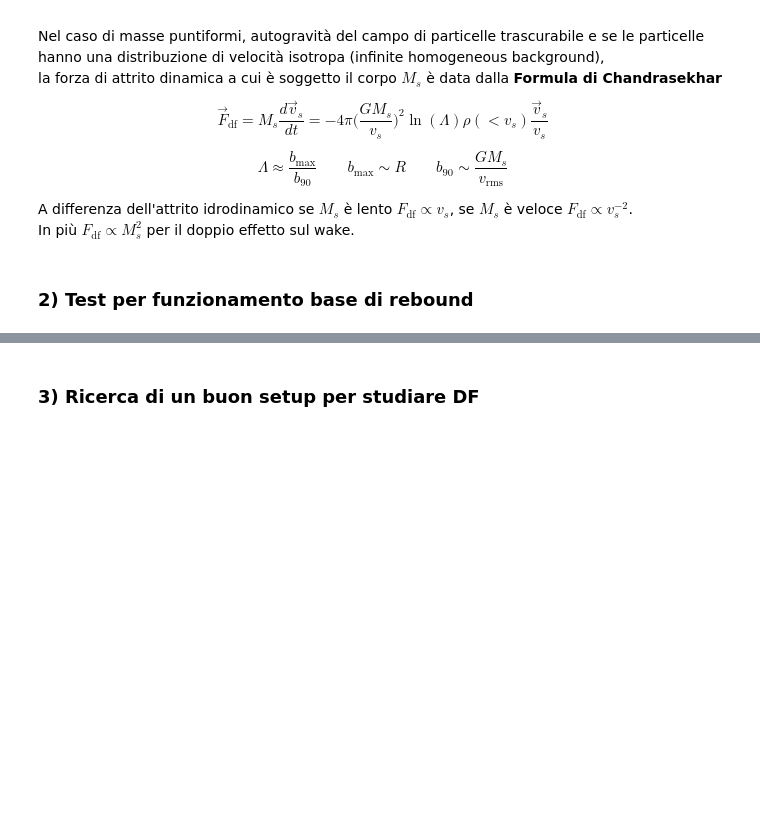
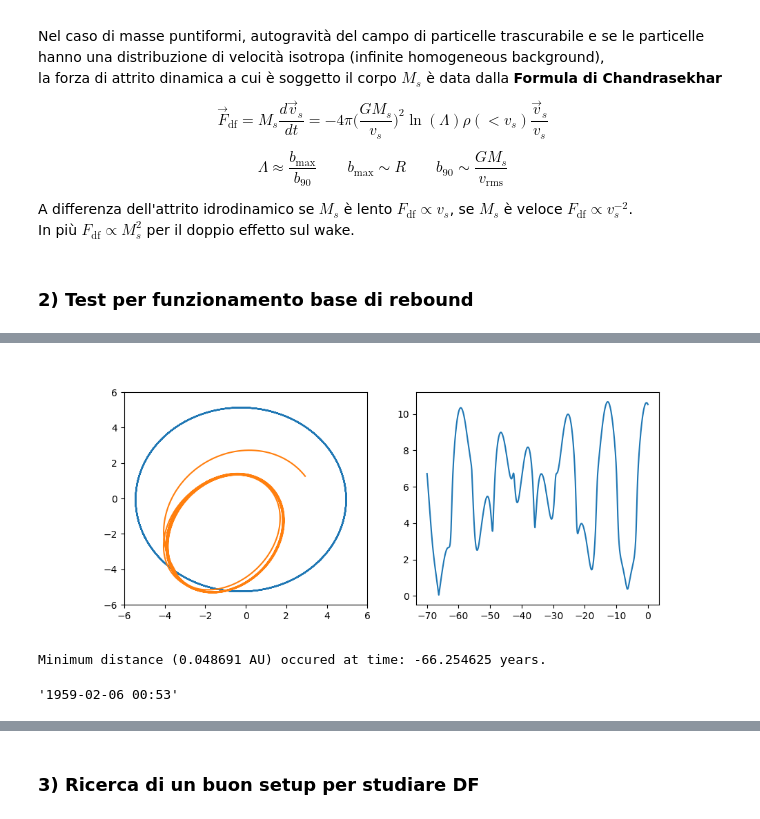
Before and after one commit to danivolo/rebbound, a Jupyter notebook: main.ipynb, the cells around one changed output, grey strips where cells are left out. Cells and saved outputs as stored; diff of their text form; code cells hidden in the pictures; blank space fills up the shorter version.

```diff
--- a/main.ipynb
+++ b/main.ipynb
@@ -37,0 +91,44 @@ In più $F_\mathrm{df} \propto M_s^2$ per il doppio effetto sul wake.
+# %%
+sim.dt = -0.01
+
+Noutputs = 10000
+year = 2.*np.pi # One year in units where G=1
+times = np.linspace(0.,-70.*year, Noutputs)
+x = np.zeros((2,Noutputs))
+y = np.zeros((2,Noutputs))
+z = np.zeros((2,Noutputs))
+
+sim.integrator = "ias15" # IAS15 is the default integrator, so we actually don't need this line
+sim.move_to_com()        # We always move to the center of momentum frame before an integration
+ps = sim.particles       # ps is now an array of pointers and will change as the simulation runs
+
+for i,time in enumerate(times):
+    sim.integrate(time)
+    x[0][i] = ps[1].x   # This stores the data which allows us to plot it later
+    y[0][i] = ps[1].y
+    z[0][i] = ps[1].z
+    x[1][i] = ps[3].x
+    y[1][i] = ps[3].y
+    z[1][i] = ps[3].z
+
+# Calcolo la loro distanza nel tmepo
+distance = np.sqrt(np.square(x[0]-x[1])+np.square(y[0]-y[1])+np.square(z[0]-z[1]))
+closeencountertime = times[np.argmin(distance)]/year
+
+s = 6
+
+fig, (ax,ax2) = plt.subplots(1,2,figsize=(10,4))
+ax.set_xlim([-s,s])
+ax.set_ylim([-s,s])
+ax.plot(x[0], y[0])
+ax.plot(x[1], y[1])
+ax2.plot(times/year, distance);
+plt.show()
+
+print("Minimum distance (%f AU) occured at time: %f years." % (np.min(distance),closeencountertime))
+encounterdate = datetime.datetime.today() + datetime.timedelta(days=365.25*closeencountertime)
+encounterdate.strftime("%Y-%m-%d %H:%M")
+# %% [output]
+[figure, added]
+Minimum distance (0.048691 AU) occured at time: -66.254625 years.
+'1959-02-06 00:53'
```
Also changed, not shown: parts of 15 cells of this notebook.
